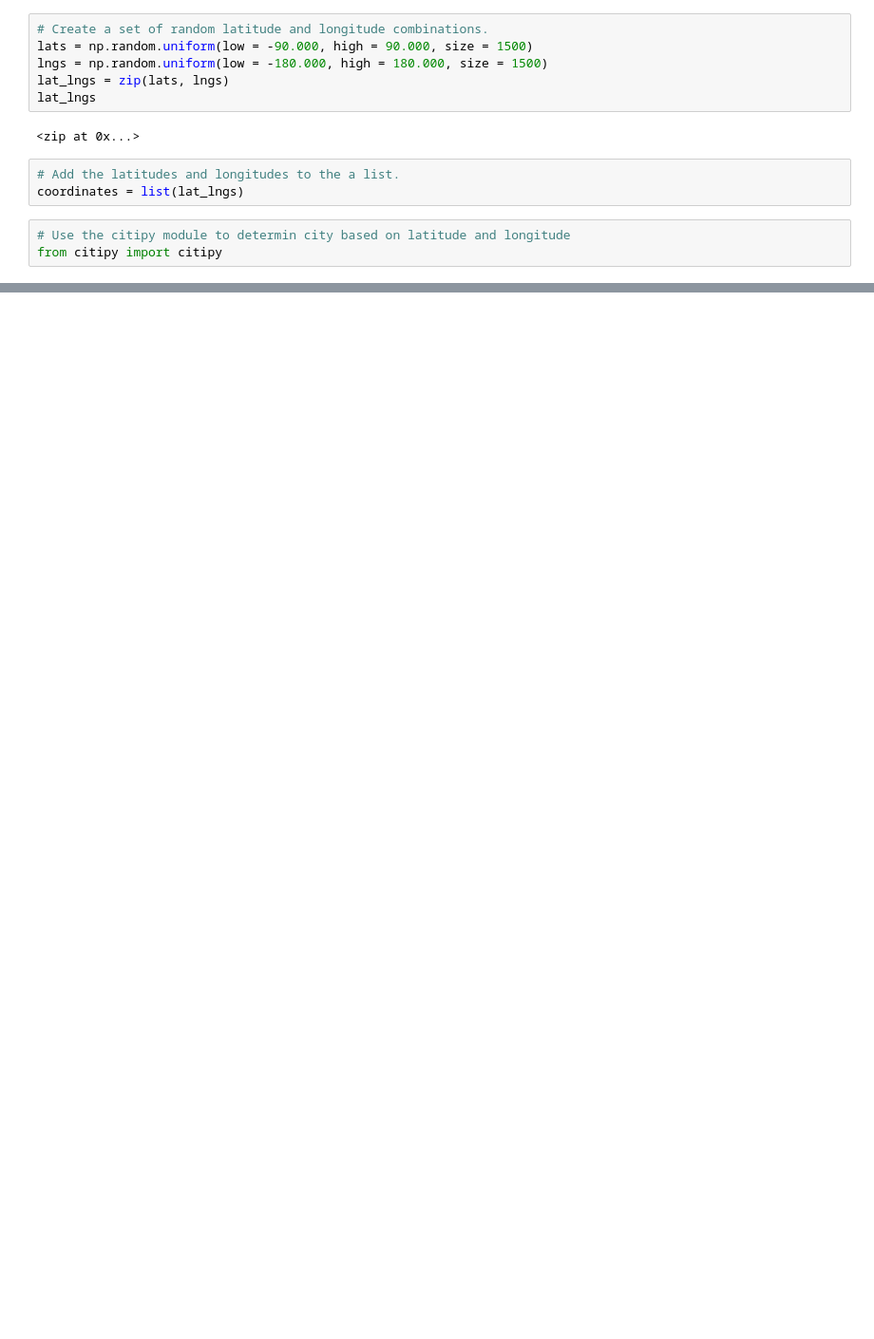
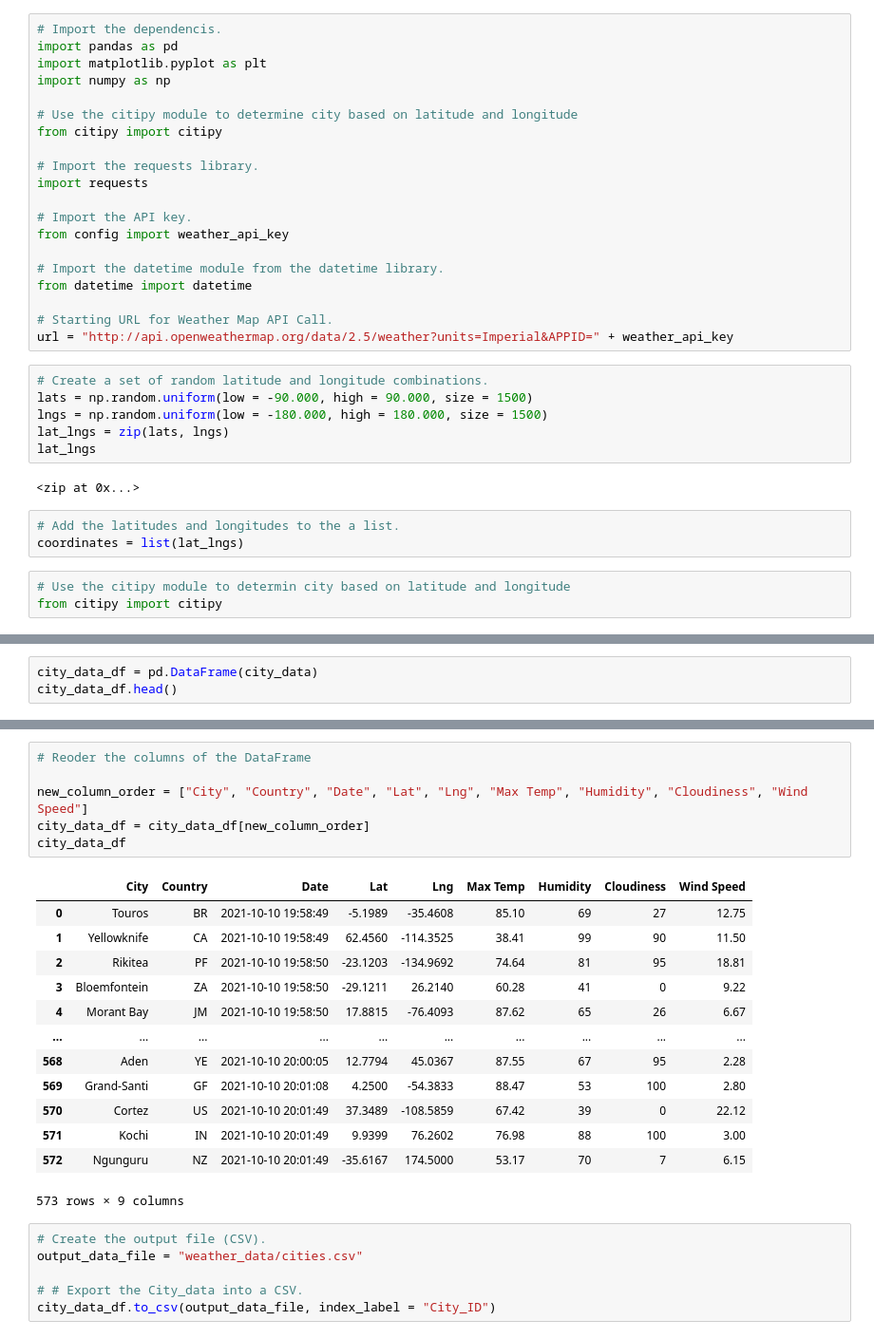
Before and after one commit to trsampson2/World_Weather_Analysis, a Jupyter notebook: WeatherPy.ipynb, the cells around one changed output, grey strips where cells are left out. Shown at 95% size. Drawn from its saved outputs; the diff is of its cells as text; blank space fills up the shorter version.

```diff
--- a/WeatherPy.ipynb
+++ b/WeatherPy.ipynb
@@ -6,3 +1,23 @@ import numpy as np
+# %%
+# Import the dependencis.
+import pandas as pd
+import matplotlib.pyplot as plt
+import numpy as np
+
+# Use the citipy module to determine city based on latitude and longitude
+from citipy import citipy
+
+# Import the requests library.
+import requests
+
+# Import the API key.
+from config import weather_api_key
+
+# Import the datetime module from the datetime library.
+from datetime import datetime
+
+# Starting URL for Weather Map API Call.
+url = "http://api.openweathermap.org/data/2.5/weather?units=Imperial&APPID=" + weather_api_key
 # %%
 # Create a set of random latitude and longitude combinations.
 lats = np.random.uniform(low = -90.000, high = 90.000, size = 1500)
@@ -33,0 +128,3 @@ len(cities)
+# %%
+city_data_df = pd.DataFrame(city_data)
+city_data_df.head()
@@ -33,0 +138,26 @@ len(cities)
+# %%
+# Reoder the columns of the DataFrame
+
+new_column_order = ["City", "Country", "Date", "Lat", "Lng", "Max Temp", "Humidity", "Cloudiness", "Wind Speed"]
+city_data_df = city_data_df[new_column_order]
+city_data_df
+# %% [output]
+|  | City | Country | Date | Lat | Lng | Max Temp | Humidity | Cloudiness | Wind Speed |
+| 0 | Touros | BR | 2021-10-10 19:58:49 | -5.1989 | -35.4608 | 85.10 | 69 | 27 | 12.75 |
+| 1 | Yellowknife | CA | 2021-10-10 19:58:49 | 62.4560 | -114.3525 | 38.41 | 99 | 90 | 11.50 |
+| 2 | Rikitea | PF | 2021-10-10 19:58:50 | -23.1203 | -134.9692 | 74.64 | 81 | 95 | 18.81 |
+| 3 | Bloemfontein | ZA | 2021-10-10 19:58:50 | -29.1211 | 26.2140 | 60.28 | 41 | 0 | 9.22 |
+| 4 | Morant Bay | JM | 2021-10-10 19:58:50 | 17.8815 | -76.4093 | 87.62 | 65 | 26 | 6.67 |
+| ... | ... | ... | ... | ... | ... | ... | ... | ... | ... |
+| 568 | Aden | YE | 2021-10-10 20:00:05 | 12.7794 | 45.0367 | 87.55 | 67 | 95 | 2.28 |
+| 569 | Grand-Santi | GF | 2021-10-10 20:01:08 | 4.2500 | -54.3833 | 88.47 | 53 | 100 | 2.80 |
+| 570 | Cortez | US | 2021-10-10 20:01:49 | 37.3489 | -108.5859 | 67.42 | 39 | 0 | 22.12 |
+| 571 | Kochi | IN | 2021-10-10 20:01:49 | 9.9399 | 76.2602 | 76.98 | 88 | 100 | 3.00 |
+| 572 | Ngunguru | NZ | 2021-10-10 20:01:49 | -35.6167 | 174.5000 | 53.17 | 70 | 7 | 6.15 |
+573 rows × 9 columns
+# %%
+# Create the output file (CSV).
+output_data_file = "weather_data/cities.csv"
+
+# # Export the City_data into a CSV.
+city_data_df.to_csv(output_data_file, index_label = "City_ID")
```
Also changed, not shown: parts of 4 cells of this notebook, 1 other file.
